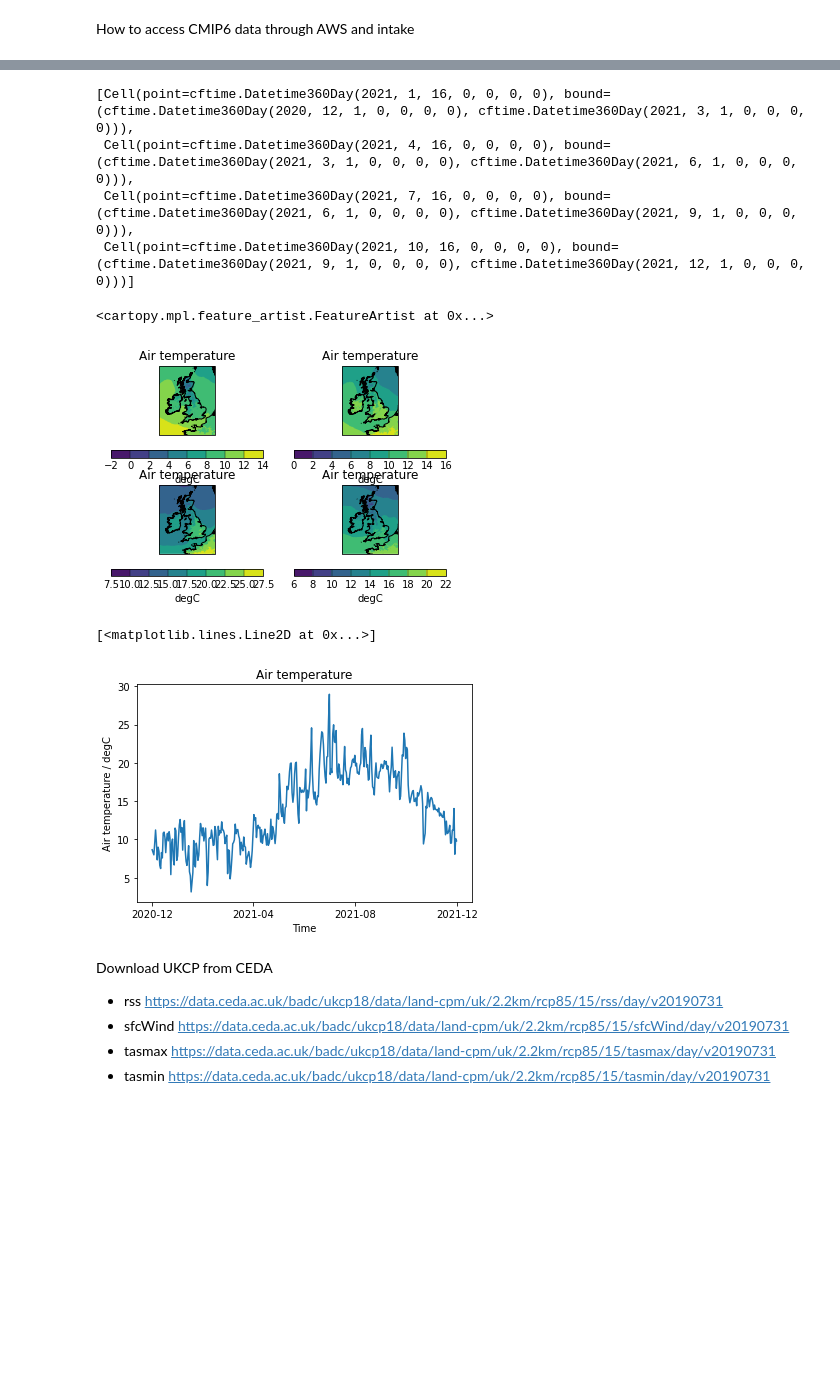
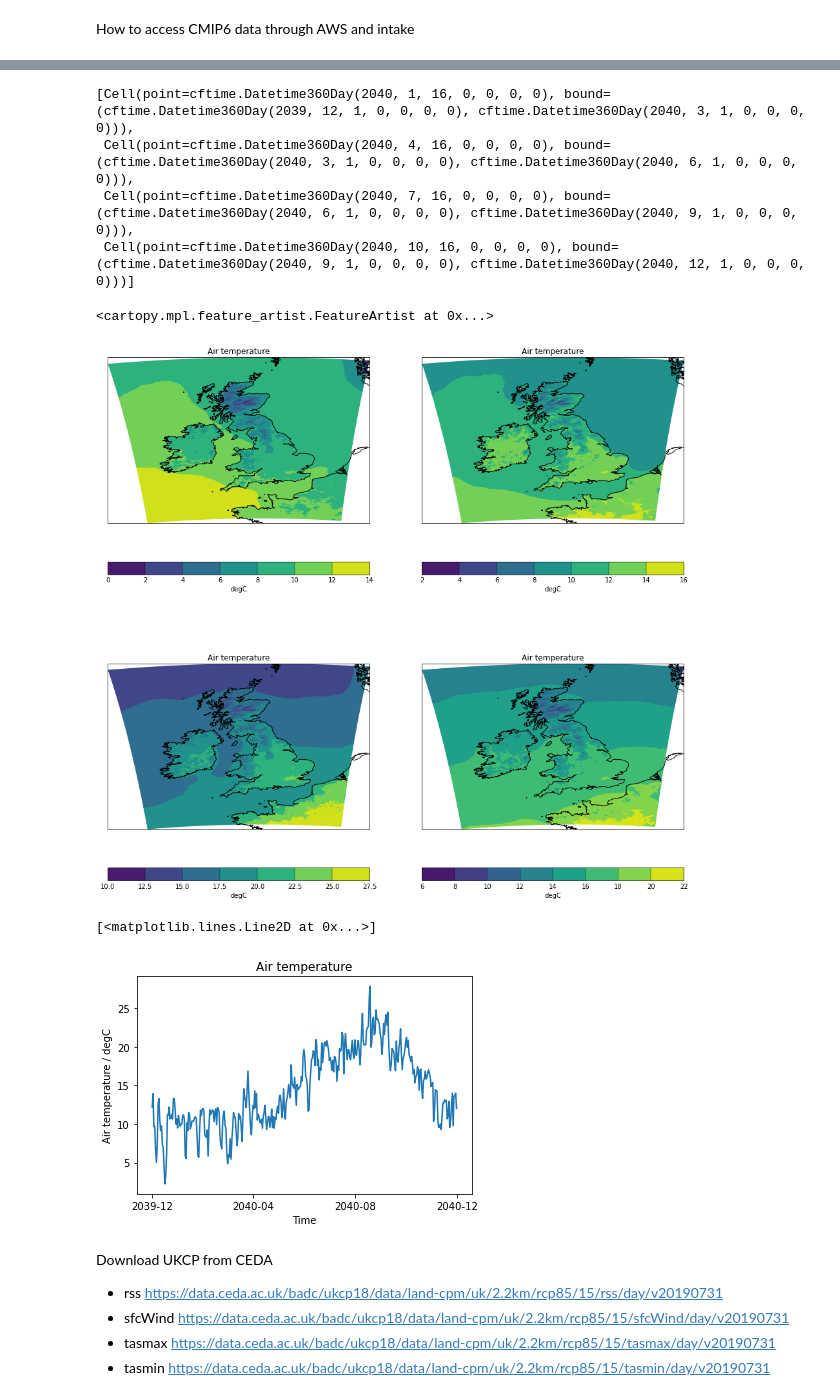
Before and after one commit to informatics-lab/UsingClimateData, a Jupyter notebook: 01_introduction_to_climate_change.ipynb, the cells around one changed output, grey strips where cells are left out. Drawn from its saved outputs; the diff is of its cells as text; code cells hidden in the pictures; blank space fills up the shorter version.

```diff
--- a/01_introduction_to_climate_change.ipynb
+++ b/01_introduction_to_climate_change.ipynb
@@ -269,0 +274,3 @@ temp_cube_2020_01
+# %%
+temp_cube_2039_2040 = iris.load_cube(selected_fname)
+temp_cube_2039_2040
@@ -270,34 +294,36 @@ temp_cube_2020_01
 # %%
-iris.coord_categorisation.add_season(temp_cube_2020_01, 'time', name='clim_season')
+iris.coord_categorisation.add_season(temp_cube_2039_2040, 'time', name='clim_season')
+# %%
+temp_seasonal_means = temp_cube_2039_2040.aggregated_by(['clim_season'], iris.analysis.MEAN)
 # %%
-temp_seasonal_means = temp_cube_2020_01.aggregated_by(['clim_season'], iris.analysis.MEAN)
 [i1 for i1 in temp_seasonal_means.coord('time').cells()]
 # %% [output]
-[Cell(point=cftime.Datetime360Day(2021, 1, 16, 0, 0, 0, 0), bound=(cftime.Datetime360Day(2020, 12, 1, 0, 0, 0, 0), cftime.Datetime360Day(2021, 3, 1, 0, 0, 0, 0))),
- Cell(point=cftime.Datetime360Day(2021, 4, 16, 0, 0, 0, 0), bound=(cftime.Datetime360Day(2021, 3, 1, 0, 0, 0, 0), cftime.Datetime360Day(2021, 6, 1, 0, 0, 0, 0))),
- Cell(point=cftime.Datetime360Day(2021, 7, 16, 0, 0, 0, 0), bound=(cftime.Datetime360Day(2021, 6, 1, 0, 0, 0, 0), cftime.Datetime360Day(2021, 9, 1, 0, 0, 0, 0))),
- Cell(point=cftime.Datetime360Day(2021, 10, 16, 0, 0, 0, 0), bound=(cftime.Datetime360Day(2021, 9, 1, 0, 0, 0, 0), cftime.Datetime360Day(2021, 12, 1, 0, 0, 0, 0)))]
+[Cell(point=cftime.Datetime360Day(2040, 1, 16, 0, 0, 0, 0), bound=(cftime.Datetime360Day(2039, 12, 1, 0, 0, 0, 0), cftime.Datetime360Day(2040, 3, 1, 0, 0, 0, 0))),
+ Cell(point=cftime.Datetime360Day(2040, 4, 16, 0, 0, 0, 0), bound=(cftime.Datetime360Day(2040, 3, 1, 0, 0, 0, 0), cftime.Datetime360Day(2040, 6, 1, 0, 0, 0, 0))),
+ Cell(point=cftime.Datetime360Day(2040, 7, 16, 0, 0, 0, 0), bound=(cftime.Datetime360Day(2040, 6, 1, 0, 0, 0, 0), cftime.Datetime360Day(2040, 9, 1, 0, 0, 0, 0))),
+ Cell(point=cftime.Datetime360Day(2040, 10, 16, 0, 0, 0, 0), bound=(cftime.Datetime360Day(2040, 9, 1, 0, 0, 0, 0), cftime.Datetime360Day(2040, 12, 1, 0, 0, 0, 0)))]
 # %%
-matplotlib.pyplot.subplot(2,2,1)
+fig_seasonal_means = matplotlib.pyplot.figure('temp_seasonal_mean', figsize=(16,16))
+ax1 = fig_seasonal_means.add_subplot(2,2,1,projection=cartopy.crs.PlateCarree())
 iris.quickplot.contourf(temp_seasonal_means[0,0,:,:])
-matplotlib.pyplot.gca().coastlines()
-matplotlib.pyplot.subplot(2,2,2)
+ax1.coastlines()
+ax1 = fig_seasonal_means.add_subplot(2,2,2,projection=cartopy.crs.PlateCarree())
 iris.quickplot.contourf(temp_seasonal_means[0,1,:,:])
-matplotlib.pyplot.gca().coastlines()
-matplotlib.pyplot.subplot(2,2,3)
+ax1.coastlines()
+ax1 = fig_seasonal_means.add_subplot(2,2,3,projection=cartopy.crs.PlateCarree())
 iris.quickplot.contourf(temp_seasonal_means[0,2,:,:])
-matplotlib.pyplot.gca().coastlines()
-matplotlib.pyplot.subplot(2,2,4)
+ax1.coastlines()
+ax1 = fig_seasonal_means.add_subplot(2,2,4,projection=cartopy.crs.PlateCarree())
 iris.quickplot.contourf(temp_seasonal_means[0,3,:,:])
-matplotlib.pyplot.gca().coastlines()
+ax1.coastlines()
 # %% [output]
 <cartopy.mpl.feature_artist.FeatureArtist at 0x...>
-[figure, old version]
+[figure, new version]
 # %%
-iris.quickplot.plot(temp_cube_2020_01[0,:,129,234])
+iris.quickplot.plot(temp_cube_2039_2040[0,:,129,234])
 # %% [output]
 [<matplotlib.lines.Line2D at 0x...>]
-[figure, old version]
+[figure, new version]
 # %% [markdown]
 Download UKCP from CEDA
 * rss https://data.ceda.ac.uk/badc/ukcp18/data/land-cpm/uk/2.2km/rcp85/15/rss/day/v20190731
```
Also changed, not shown: parts of 24 cells of this notebook.
